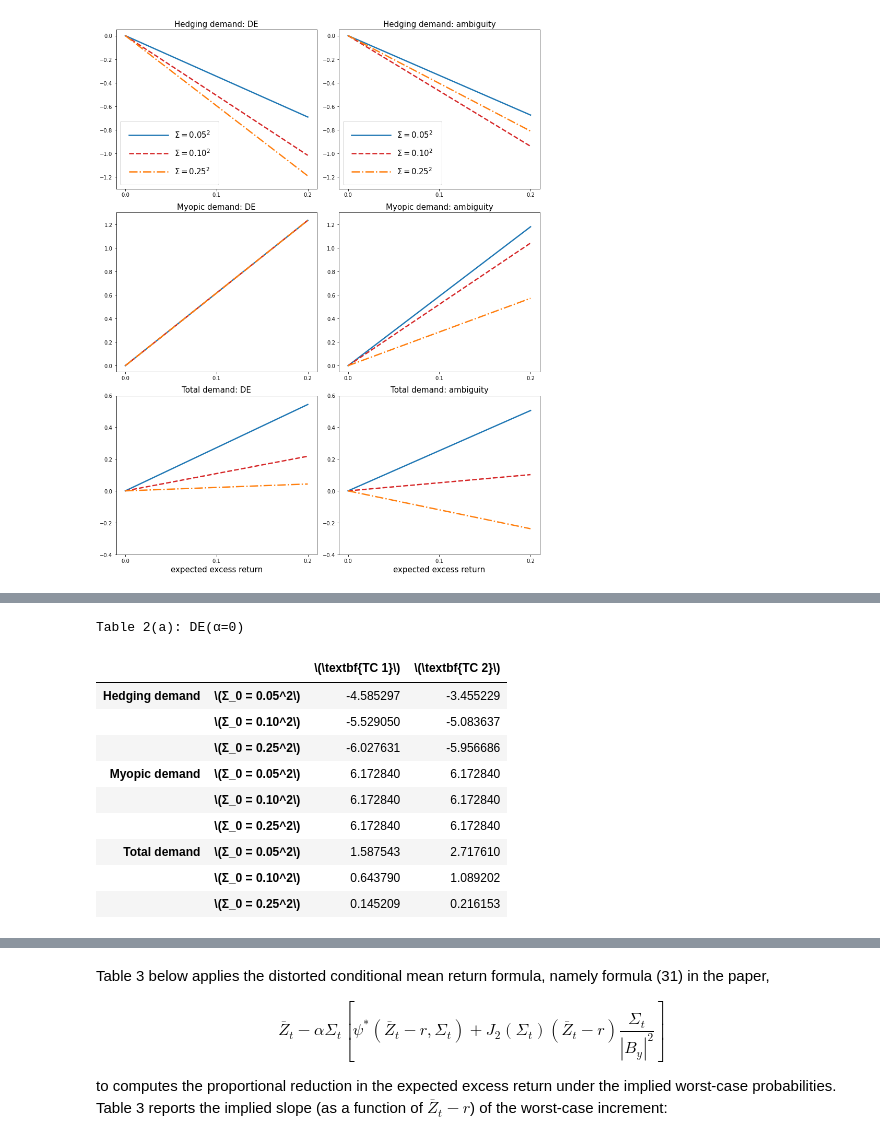
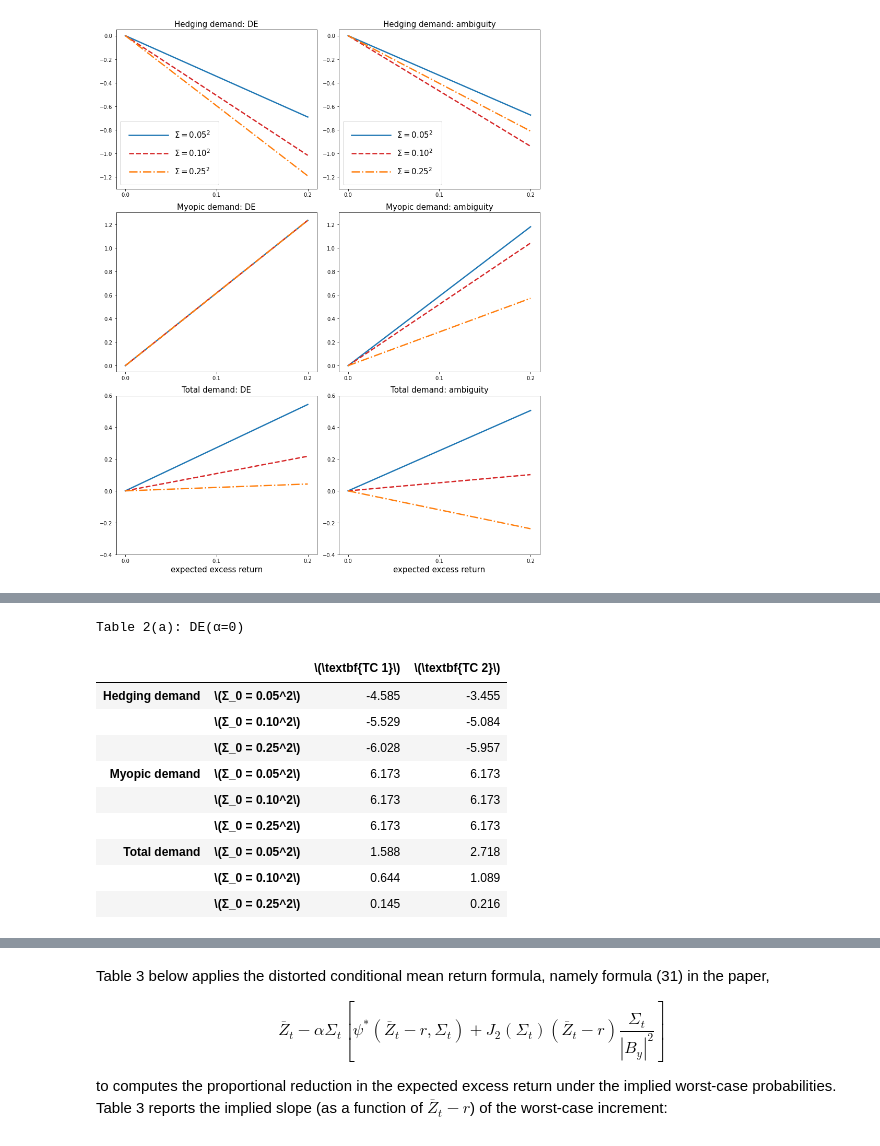
Before and after one commit to lphansen/PortfolioChoice, a Jupyter notebook: PortfolioSolution.ipynb, the cells around one changed output, grey strips where cells are left out. Cells and saved outputs as stored; diff of their text form; code cells hidden in the pictures.

```diff
--- a/PortfolioSolution.ipynb
+++ b/PortfolioSolution.ipynb
@@ -427,43 +427,43 @@ for Σ in [0.05**2, 0.10**2, 0.25**2]:
     temp.append(hed_temp)
 
 for Σ in [0.05**2, 0.10**2, 0.25**2]:
     my_temp = []
     k2_Miao, _ = simulate_K0(25, 0.1, args=(Σ, B_y, γ, alpha, δ, r), limitingTerm=False)
     my_Miao = myopic_slope(args=(Σ, B_y, γ, alpha, δ, r))
     k2_Hansen, _ = simulate_K0(100_000, 0.1, args=(Σ, B_y, γ, alpha, δ, r), limitingTerm=True)
     my_Hansen = myopic_slope(args=(Σ, B_y, γ, alpha, δ, r))
     my_temp.append(my_Hansen)
     my_temp.append(my_Miao)
     temp.append(my_temp)
 
 for Σ in [0.05**2, 0.10**2, 0.25**2]:
     total_temp = []
     k2_Miao, _ = simulate_K0(25, 0.1, args=(Σ, B_y, γ, alpha, δ, r), limitingTerm=False)
     total_Miao = total_slope(k2_Miao[0], args=(Σ, B_y, γ, alpha, δ, r))
     k2_Hansen, _ = simulate_K0(100_000, 0.1, args=(Σ, B_y, γ, alpha, δ, r), limitingTerm=True)
     total_Hansen = total_slope(k2_Hansen[0], args=(Σ, B_y, γ, alpha, δ, r))
     total_temp.append(total_Hansen)
     total_temp.append(total_Miao)
     temp.append(total_temp)
 
-data2a = temp
+data2a = np.round(temp,3)
 contents = ["Hedging demand", "Myopic demand", "Total demand"]
 ids = pd.MultiIndex.from_product([contents, ['\(Σ_0 = 0.05^2\)', '\(Σ_0 = 0.10^2\)', "\(Σ_0 = 0.25^2\)"]])
 tab2a = pd.DataFrame(data2a, index=ids, columns=["\(\textbf{TC 1}\)", "\(\textbf{TC 2}\)"])
 print("Table 2(a): DE(α=0)")
 tab2a
 # %% [output]
 Table 2(a): DE(α=0)
 |  |  | \(\textbf{TC 1}\) | \(\textbf{TC 2}\) |
-| Hedging demand | \(Σ_0 = 0.05^2\) | -4.585297 | -3.455229 |
-|  | \(Σ_0 = 0.10^2\) | -5.529050 | -5.083637 |
-|  | \(Σ_0 = 0.25^2\) | -6.027631 | -5.956686 |
-| Myopic demand | \(Σ_0 = 0.05^2\) | 6.172840 | 6.172840 |
-|  | \(Σ_0 = 0.10^2\) | 6.172840 | 6.172840 |
-|  | \(Σ_0 = 0.25^2\) | 6.172840 | 6.172840 |
-| Total demand | \(Σ_0 = 0.05^2\) | 1.587543 | 2.717610 |
-|  | \(Σ_0 = 0.10^2\) | 0.643790 | 1.089202 |
-|  | \(Σ_0 = 0.25^2\) | 0.145209 | 0.216153 |
+| Hedging demand | \(Σ_0 = 0.05^2\) | -4.585 | -3.455 |
+|  | \(Σ_0 = 0.10^2\) | -5.529 | -5.084 |
+|  | \(Σ_0 = 0.25^2\) | -6.028 | -5.957 |
+| Myopic demand | \(Σ_0 = 0.05^2\) | 6.173 | 6.173 |
+|  | \(Σ_0 = 0.10^2\) | 6.173 | 6.173 |
+|  | \(Σ_0 = 0.25^2\) | 6.173 | 6.173 |
+| Total demand | \(Σ_0 = 0.05^2\) | 1.588 | 2.718 |
+|  | \(Σ_0 = 0.10^2\) | 0.644 | 1.089 |
+|  | \(Σ_0 = 0.25^2\) | 0.145 | 0.216 |
 # %%
 # table 2(b)
 γ = 5
```
Also changed, not shown: parts of 6 cells of this notebook.
